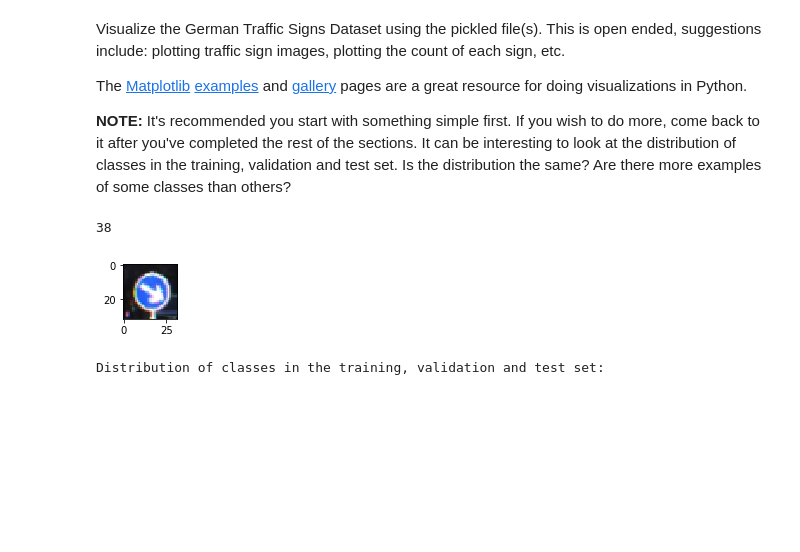
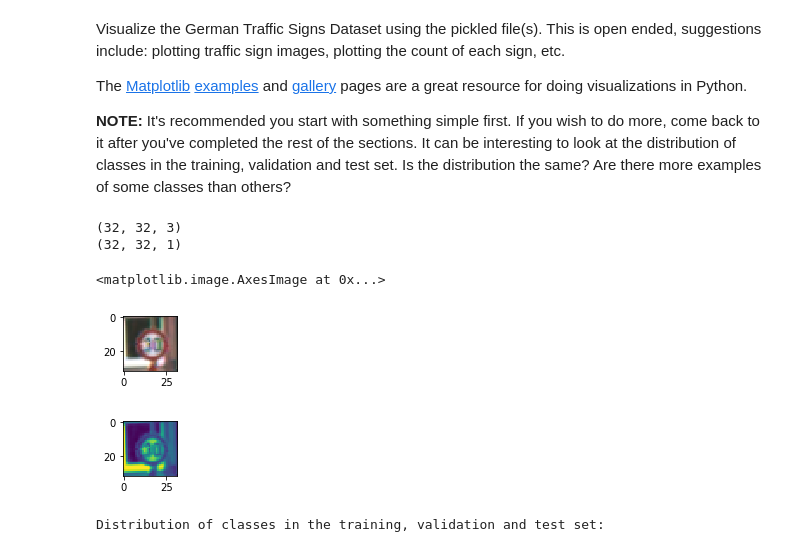
Before and after one commit to magak/CDC_Task2, a Jupyter notebook: Traffic_Sign_Classifier.ipynb, the cells around one changed output. Saved outputs shown, nothing was run; the diff lists cells and outputs as text; code cells hidden in the pictures; blank space fills up the shorter version.

```diff
--- a/Traffic_Sign_Classifier.ipynb
+++ b/Traffic_Sign_Classifier.ipynb
@@ -101,24 +101,37 @@ Visualize the German Traffic Signs Dataset using the pickled file(s). This is op
 The [Matplotlib](http://matplotlib.org/) [examples](http://matplotlib.org/examples/index.html) and [gallery](http://matplotlib.org/gallery.html) pages are a great resource for doing visualizations in Python.
 
 **NOTE:** It's recommended you start with something simple first. If you wish to do more, come back to it after you've completed the rest of the sections. It can be interesting to look at the distribution of classes in the training, validation and test set. Is the distribution the same? Are there more examples of some classes than others?
+# %%
+def rgb2gray(rgb):
+    return np.dot(rgb[...,:3], [0.299, 0.587, 0.114])
 # %%
 ### Data exploration visualization code goes here.
 ### Feel free to use as many code cells as needed.
 import random
 import numpy as np
 import matplotlib.pyplot as plt
 # Visualizations will be shown in the notebook.
 %matplotlib inline
 
 index = random.randint(0, len(X_train))
+print(X_train[index].shape)
+print(rgb2gray(X_train[index]).reshape(X_train[index].shape[0],X_train[index].shape[1],1).shape)
+#print(rgb2gray(X_train[index][0]))
+
 image = X_train[index].squeeze()
 
 plt.figure(figsize=(1,1))
 plt.imshow(image)
-print(y_train[index])
+
+image1 = rgb2gray(X_train[index]).squeeze()
+plt.figure(figsize=(1,1))
+plt.imshow(image1)
 # %% [output]
-38
+(32, 32, 3)
+(32, 32, 1)
+<matplotlib.image.AxesImage at 0x...>
-[figure, old version]
+[figure, new version]
+[figure, added]
 # %%
 plt.figure(figsize=(15,10))
 bins = np.arange(n_classes+1)
```
Also changed, not shown: parts of 5 cells of this notebook, 3 other files.
